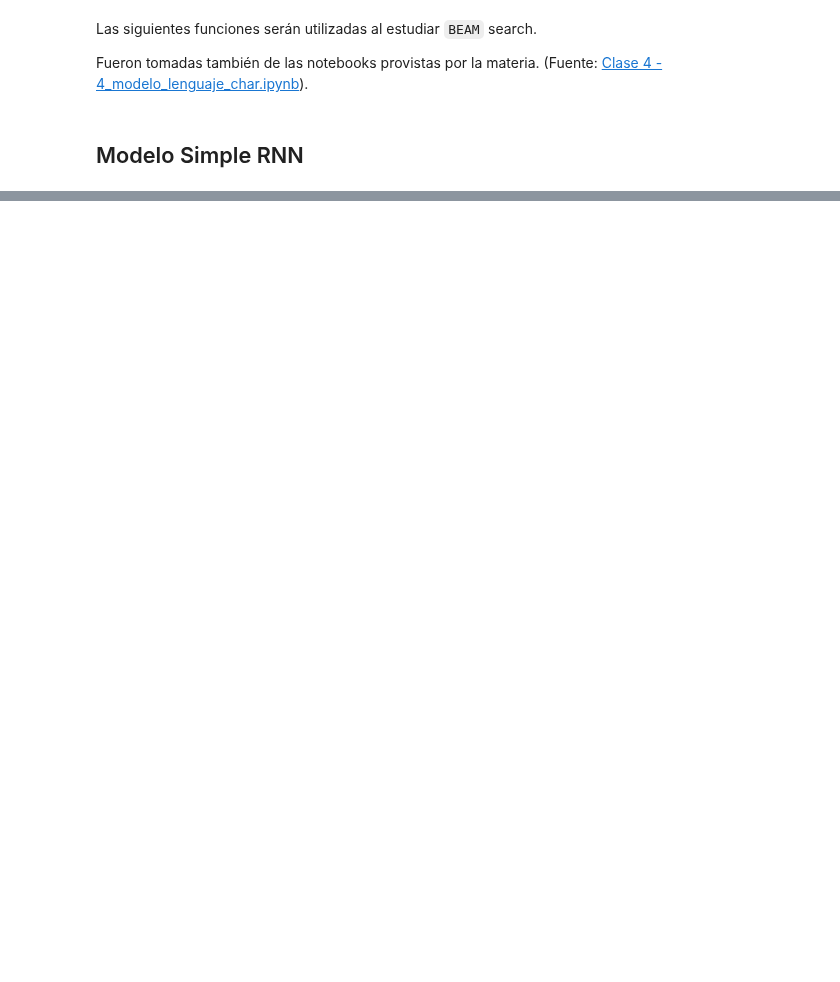
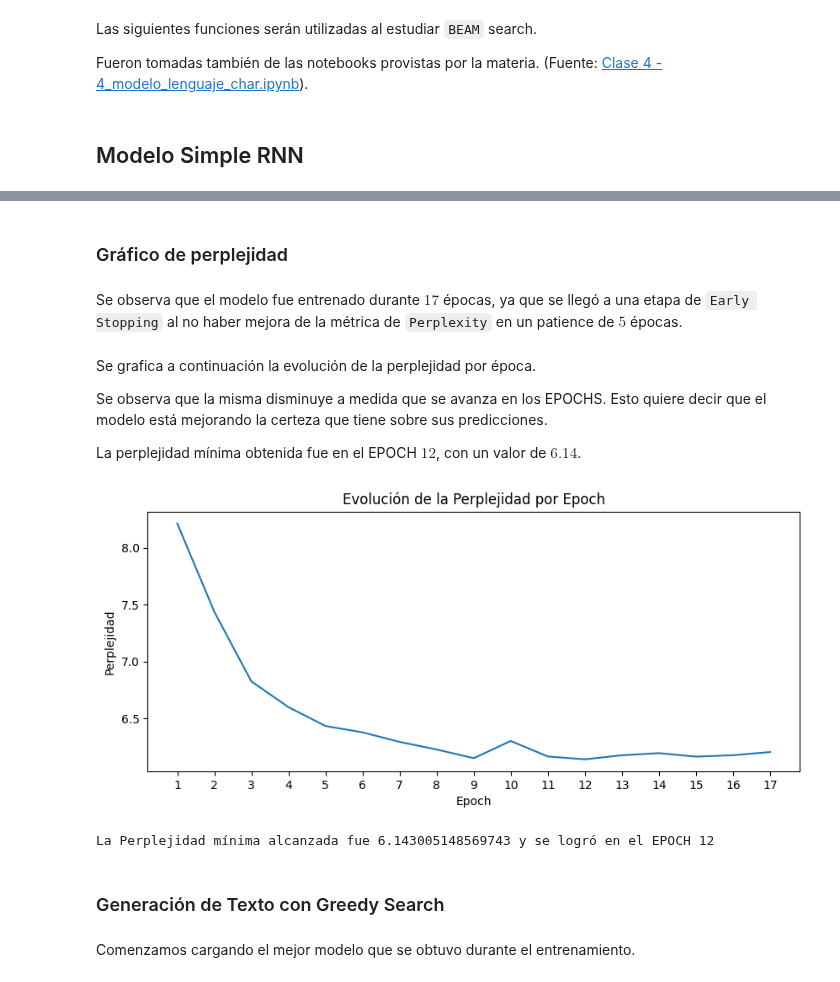
Before and after one commit to gasper-az/procesamiento-lenguaje-natural-desafios, a Jupyter notebook: desafios/desafio_03/desafio_03.ipynb, the cells around one changed output, grey strips where cells are left out. Saved outputs shown, nothing was run; the diff lists cells and outputs as text; code cells hidden in the pictures; blank space fills up the shorter version.

Commit message:
[Desafío 3] Simple RNN completo

```diff
--- a/desafios/desafio_03/desafio_03.ipynb
+++ b/desafios/desafio_03/desafio_03.ipynb
@@ -365,3 +399,3 @@ CANT_EPOCHS = 50
 # %%
-# simpleRNN_perplexity_history = []
-# simpleRNN_history = simpleRNN.fit(X, y, epochs=CANT_EPOCHS, callbacks=[PplCallback(tokenized_sentences_val, simpleRNN_perplexity_history)], batch_size=256)
+simpleRNN_perplexity_history = []
+simpleRNN_history = simpleRNN.fit(X, y, epochs=CANT_EPOCHS, callbacks=[PplCallback(tokenized_sentences_val, simpleRNN_perplexity_history)], batch_size=256)
@@ -367,0 +420,33 @@ CANT_EPOCHS = 50
+# %% [markdown]
+### Gráfico de perplejidad
+# %% [markdown]
+Se observa que el modelo fue entrenado durante $17$ épocas, ya que se llegó a una etapa de `Early Stopping` al no haber mejora de la métrica de `Perplexity` en un patience de $5$ épocas.
+# %% [markdown]
+Se grafica a continuación la evolución de la perplejidad por época.
+
+Se observa que la misma disminuye a medida que se avanza en los EPOCHS. Esto quiere decir que el modelo está mejorando la certeza que tiene sobre sus predicciones.
+
+La perplejidad mínima obtenida fue en el EPOCH $12$, con un valor de $6.14$.
+# %%
+epoch_count = range(1, len(simpleRNN_perplexity_history) + 1)
+
+plt.figure(figsize=(10, 4))
+sns.lineplot(x=epoch_count, y=simpleRNN_perplexity_history)
+plt.xlabel("Epoch")
+plt.ylabel("Perplejidad")
+plt.title("Evolución de la Perplejidad por Epoch")
+plt.xticks(epoch_count)
+plt.show()
+# %% [output]
+[figure, added]
+# %%
+min_perplexity = min(simpleRNN_perplexity_history)
+min_idx = simpleRNN_perplexity_history.index(min_perplexity)
+
+print(f"La Perplejidad mínima alcanzada fue {min_perplexity} y se logró en el EPOCH {min_idx + 1}")
+# %% [output]
+La Perplejidad mínima alcanzada fue 6.143005148569743 y se logró en el EPOCH 12
+# %% [markdown]
+### Generación de Texto con Greedy Search
+# %% [markdown]
+Comenzamos cargando el mejor modelo que se obtuvo durante el entrenamiento.
```
Also changed, not shown: parts of 34 cells of this notebook.
